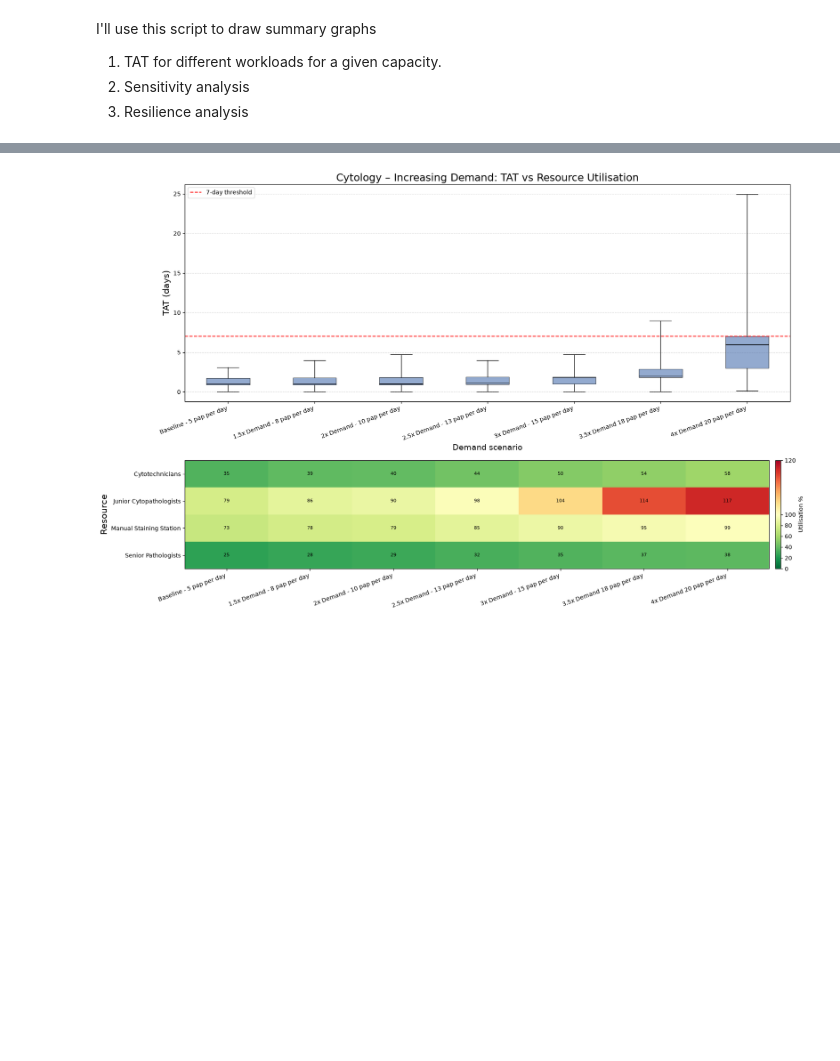
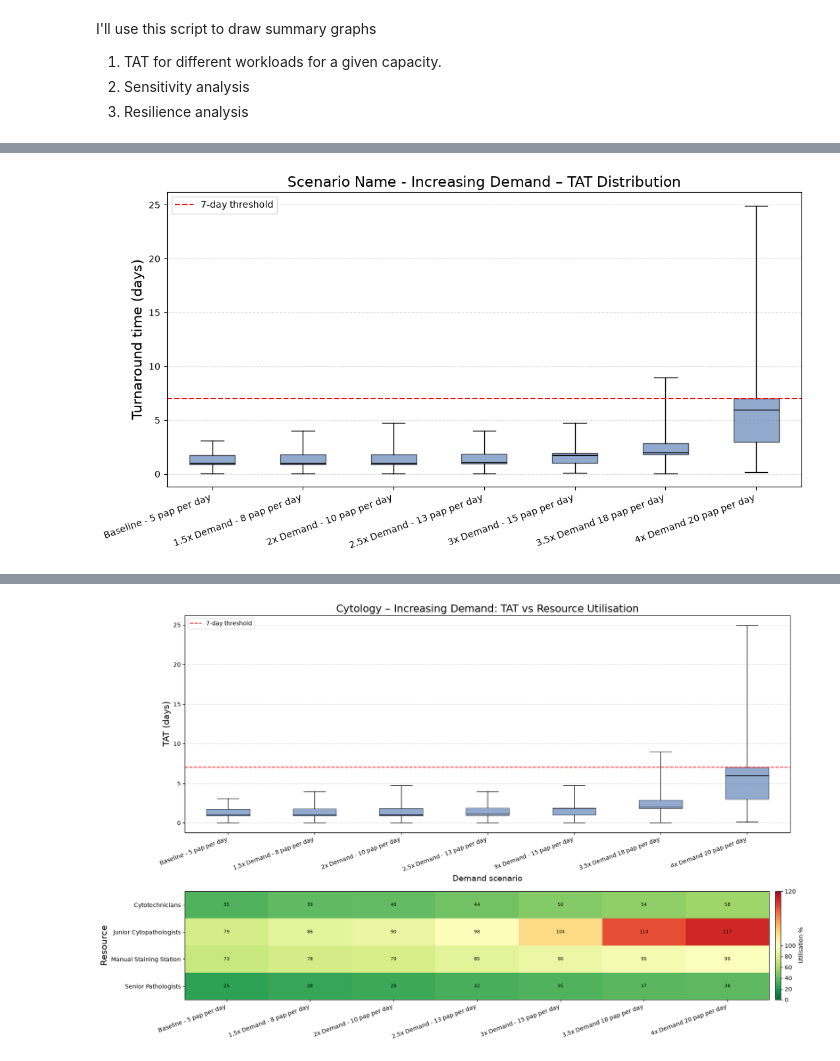
Before and after one commit to Ox-AIIMSBhopal-CaCx-Sim/real_world_sim, a Jupyter notebook: notebooks/experiments.ipynb, the cells around one changed output, grey strips where cells are left out. Saved outputs shown, nothing was run; the diff lists cells and outputs as text; code cells hidden in the pictures; blank space fills up the shorter version.

Commit message:
Drawing plots for experiments

```diff
--- a/notebooks/experiments.ipynb
+++ b/notebooks/experiments.ipynb
@@ -23,0 +12,22 @@ df_res_util.head()
+# %%
+RESULTS_DIR = r'/Users/varad/Desktop/Lenovo Desktop/Oxford/DPhil Cervical Cancer Scale-up/Code/real_world_sim/Final_Results'
+
+df_experiments = pd.read_csv(f'{RESULTS_DIR}/Cleaned_data_for_analysis.csv')
+df_res_util = pd.read_csv(f'{RESULTS_DIR}/Res_util_data.csv')
+
+# CSV headers and blank/inf fields are padded with spaces — normalise once.
+df_experiments.columns = [c.strip() for c in df_experiments.columns]
+df_res_util.columns = [c.strip() for c in df_res_util.columns]
+
+NUMERIC_COLS = ["count", "mean", "std", "min", "25%", "50%", "75%", "max", "Recovery Days"]
+for col in NUMERIC_COLS:
+    if col not in df_experiments.columns:
+        continue
+    if df_experiments[col].dtype == object:
+        df_experiments[col] = (
+            df_experiments[col].astype(str).str.strip().replace({"": np.nan, "nan": np.nan})
+        )
+    df_experiments[col] = pd.to_numeric(df_experiments[col], errors="coerce")
+
+LABEL_COL = df_experiments.columns[0]
+df_experiments.head()
@@ -139,0 +160,7 @@ for title, block in experiments:
+# %%
+# First experiment block = Increasing Demand (Cytology)
+title, demand = experiments[0]
+plot_tat_boxplot(title, demand, figsize=(11, 6))
+plt.show()
+# %% [output]
+[figure, added]
```
Also changed, not shown: parts of 15 cells of this notebook, 1 other file.
